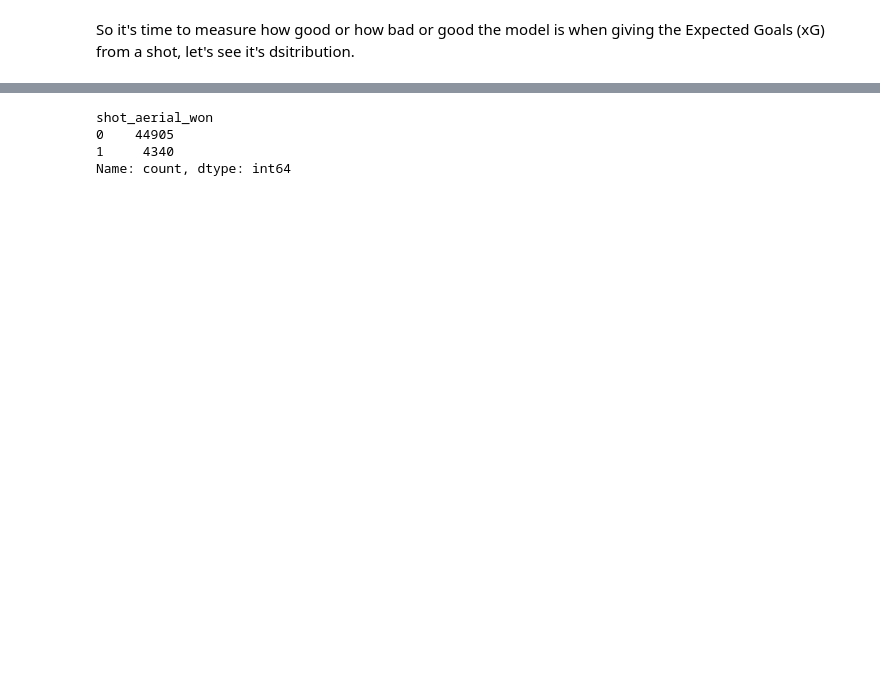
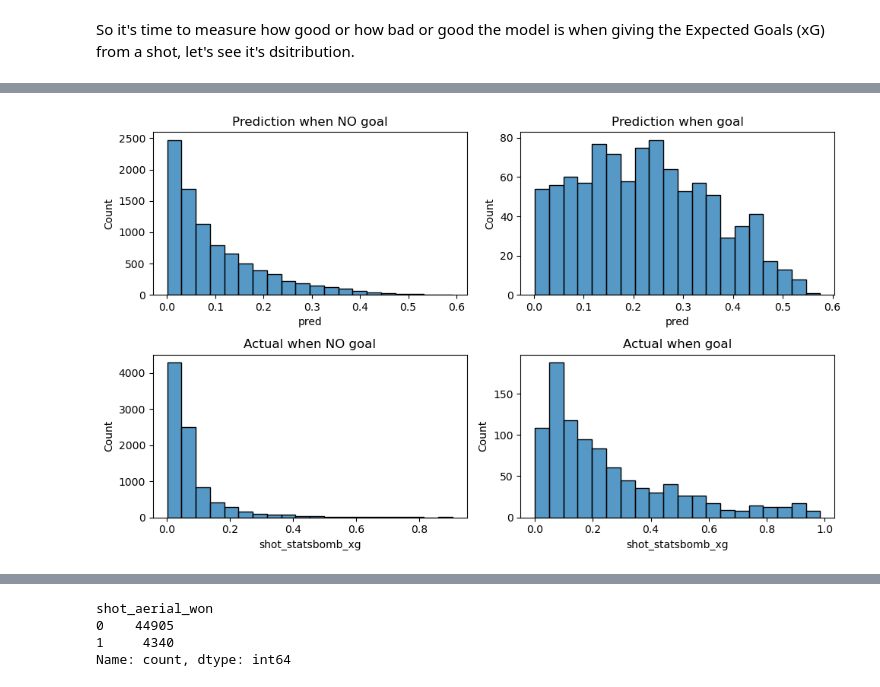
Before and after one commit to juanfortunof/xG-model, a Jupyter notebook: xG.ipynb, the cells around one changed output, grey strips where cells are left out. Cells and saved outputs as stored; diff of their text form; code cells hidden in the pictures; blank space fills up the shorter version.

```diff
--- a/xG.ipynb
+++ b/xG.ipynb
@@ -523,0 +523,2 @@ So around 30 or 40% of our predictions on xG are off by 0.1, which is pretty dec
+# %%
+y_val1['pred'] = xg_pred1
@@ -523,0 +572,15 @@ So around 30 or 40% of our predictions on xG are off by 0.1, which is pretty dec
+# %%
+fig, ax = plt.subplots(nrows=2, ncols=2, figsize=(10, 6))
+
+sns.histplot(y_val1[y_val1['shot_outcome'] == 0]['pred'], bins=20, ax=ax[0, 0])
+ax[0, 0].set_title('Prediction when NO goal')
+sns.histplot(y_val1[y_val1['shot_outcome'] == 1]['pred'], bins=20, ax=ax[0, 1])
+ax[0, 1].set_title('Prediction when goal')
+sns.histplot(y_val1[y_val1['shot_outcome'] == 0]['shot_statsbomb_xg'], bins=20, ax=ax[1, 0])
+ax[1, 0].set_title('Actual when NO goal')
+sns.histplot(y_val1[y_val1['shot_outcome'] == 1]['shot_statsbomb_xg'], bins=20, ax=ax[1, 1])
+ax[1, 1].set_title('Actual when goal')
+fig.tight_layout()
+plt.show()
+# %% [output]
+[figure, added]
```
Also changed, not shown: parts of 23 cells of this notebook.
